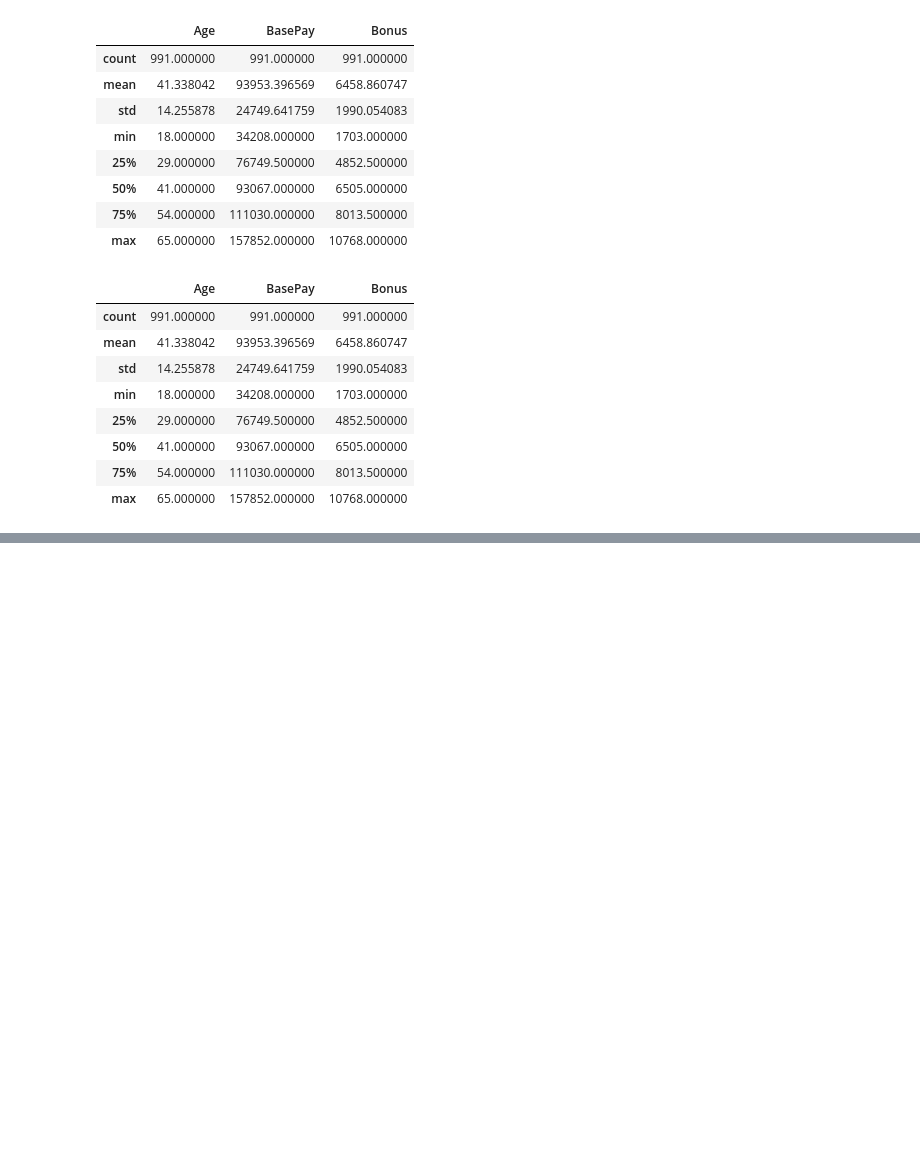
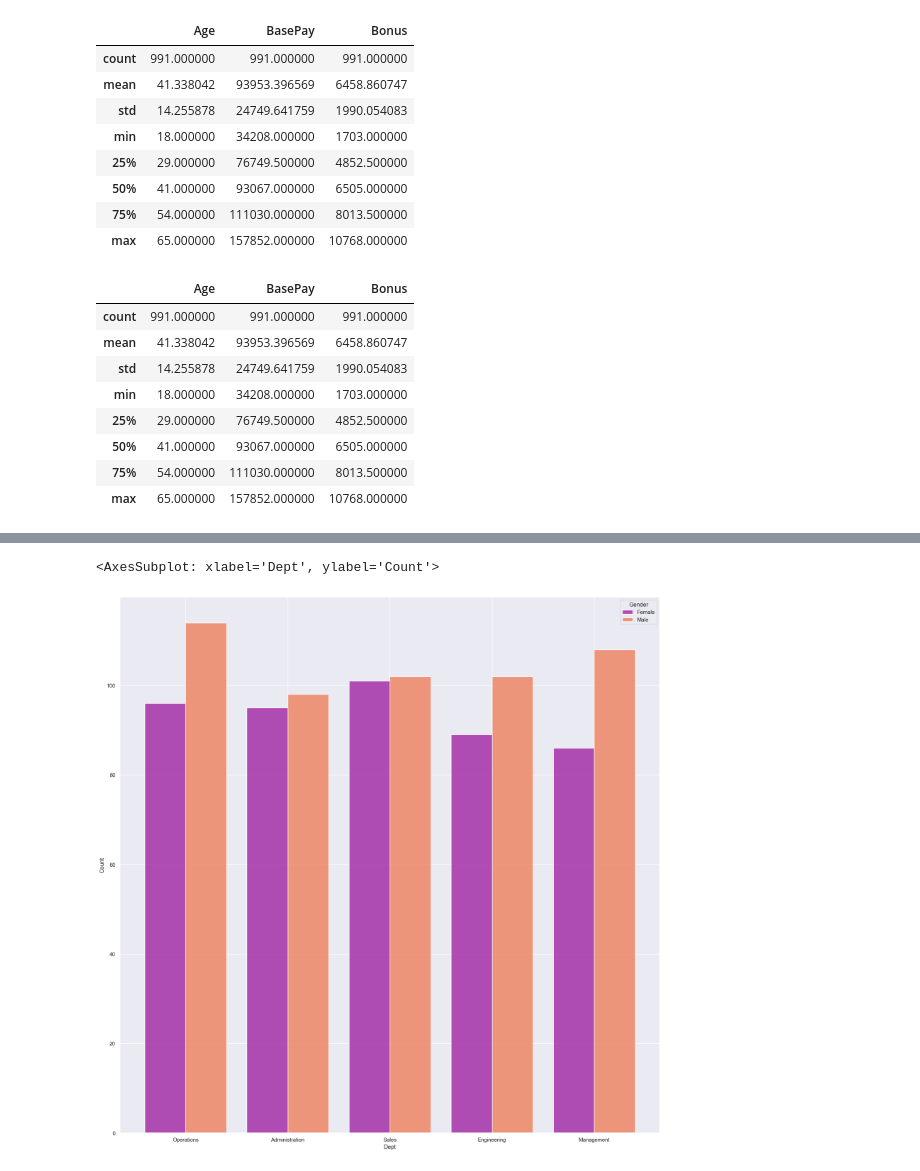
Before and after one commit to kimbaqueen/pt4-data-capstone, a Jupyter notebook: gender_pay_gap_ex.ipynb, the cells around one changed output, grey strips where cells are left out. Saved outputs shown, nothing was run; the diff lists cells and outputs as text; code cells hidden in the pictures; blank space fills up the shorter version.

```diff
--- a/gender_pay_gap_ex.ipynb
+++ b/gender_pay_gap_ex.ipynb
@@ -352,0 +358,5 @@ paygap_data_subset.describe()
+# %%
+sns.histplot(x='Dept', hue='Gender', multiple='dodge', data=paygap_data_subset, shrink=0.8, palette='plasma')
+# %% [output]
+<AxesSubplot: xlabel='Dept', ylabel='Count'>
+[figure, added]
```
Also changed, not shown: parts of 16 cells of this notebook, 5 other files.
